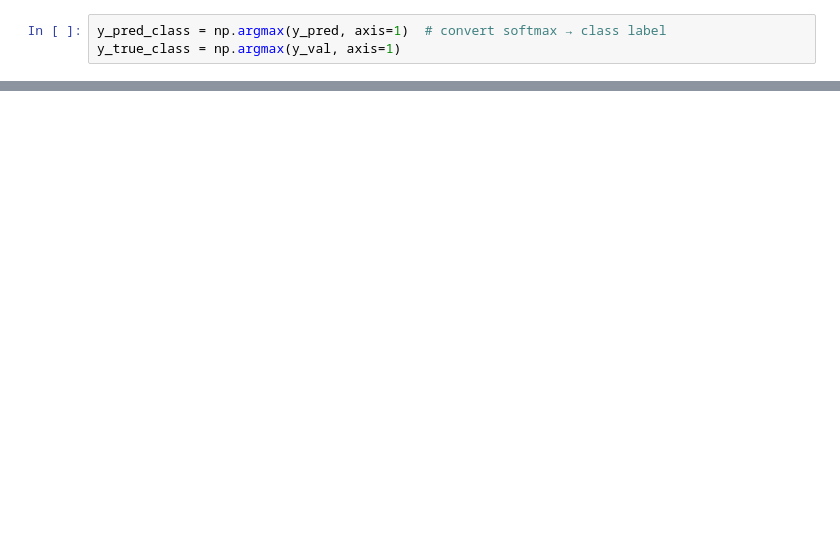
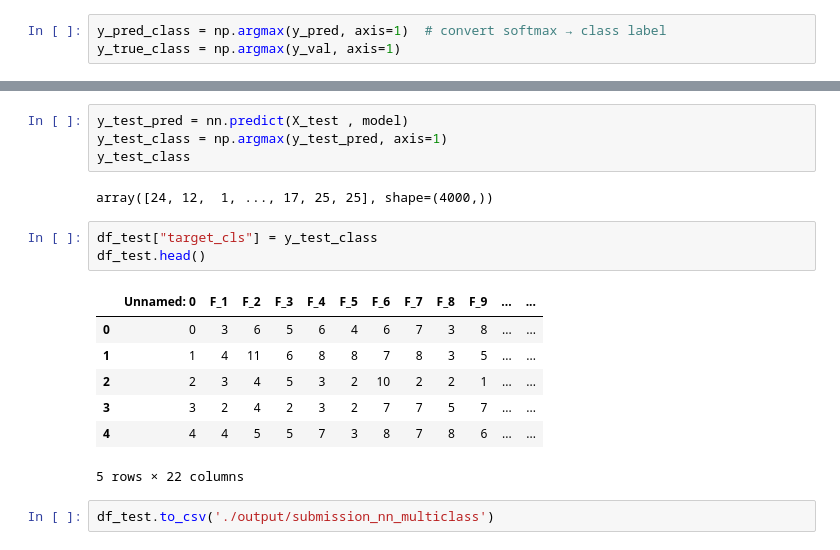
Before and after one commit to Mayank2305Mishra/ML_models_from_scratch, a Jupyter notebook: nn_multiclass.ipynb, the cells around one changed output, grey strips where cells are left out. Drawn from its saved outputs; the diff is of its cells as text; blank space fills up the shorter version.

Commit message:
NN_multiclass

```diff
--- a/nn_multiclass.ipynb
+++ b/nn_multiclass.ipynb
@@ -170,0 +175,19 @@ TypeError: precision_score() got an unexpected keyword argument 'average'
+# %%
+y_test_pred = nn.predict(X_test , model)
+y_test_class = np.argmax(y_test_pred, axis=1)
+y_test_class
+# %% [output]
+array([24, 12,  1, ..., 17, 25, 25], shape=(4000,))
+# %%
+df_test["target_cls"] = y_test_class
+df_test.head()
+# %% [output]
+|  | Unnamed: 0 | F_1 | F_2 | F_3 | F_4 | F_5 | F_6 | F_7 | F_8 | F_9 | ... | ... |
+| 0 | 0 | 3 | 6 | 5 | 6 | 4 | 6 | 7 | 3 | 8 | ... | ... |
+| 1 | 1 | 4 | 11 | 6 | 8 | 8 | 7 | 8 | 3 | 5 | ... | ... |
+| 2 | 2 | 3 | 4 | 5 | 3 | 2 | 10 | 2 | 2 | 1 | ... | ... |
+| 3 | 3 | 2 | 4 | 2 | 3 | 2 | 7 | 7 | 5 | 7 | ... | ... |
+| 4 | 4 | 4 | 5 | 5 | 7 | 3 | 8 | 7 | 8 | 6 | ... | ... |
+5 rows × 22 columns
+# %%
+df_test.to_csv('./output/submission_nn_multiclass')
```
Also changed, not shown: parts of 8 cells of this notebook.
